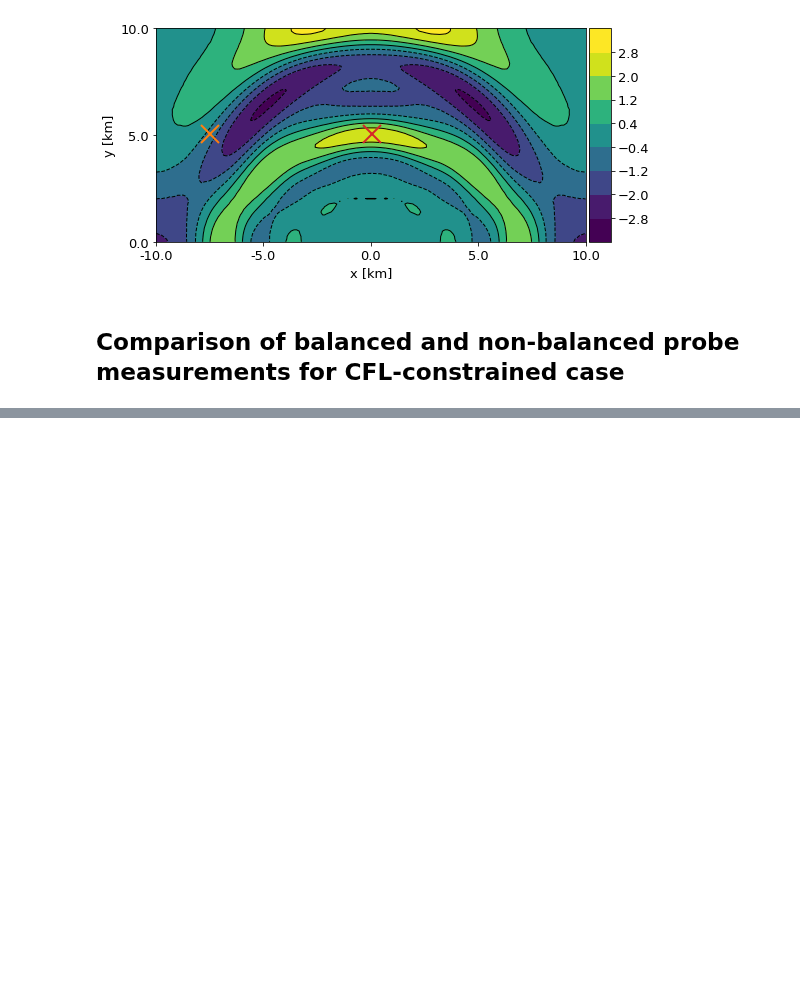
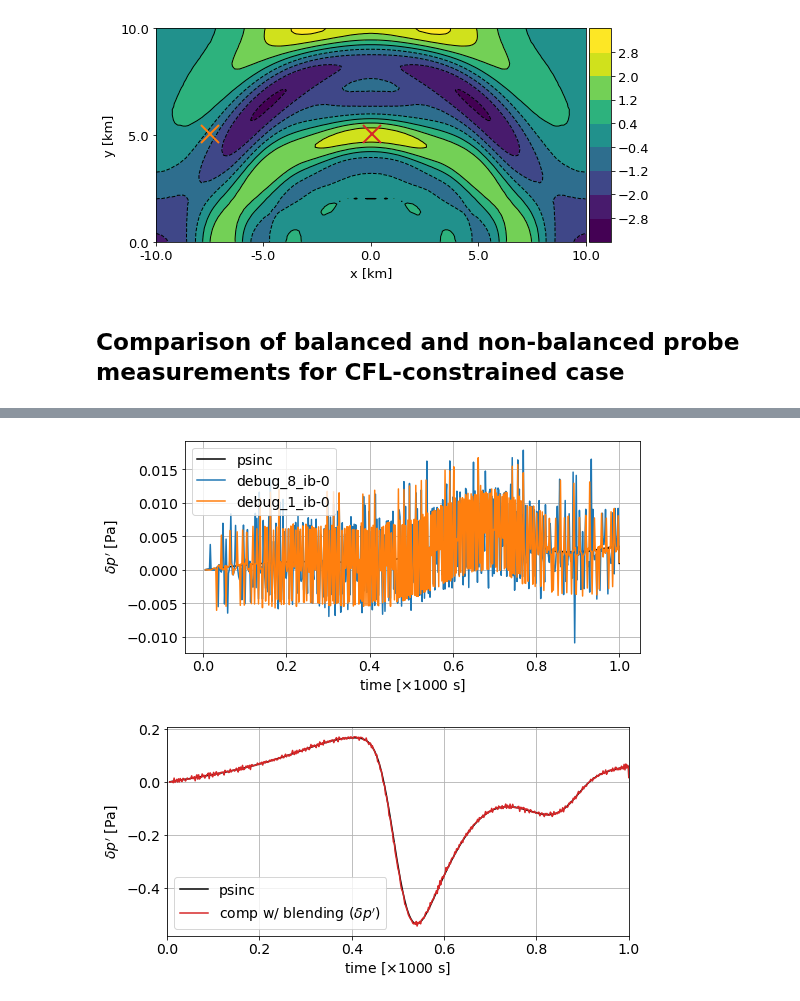
Before and after one commit to ray-chew/pyBELLA, a Jupyter notebook: visualiser_debugger/review_localdab/rising_bubble_initial_blending.ipynb, the cells around one changed output, grey strips where cells are left out. Drawn from its saved outputs; the diff is of its cells as text; code cells hidden in the pictures; blank space fills up the shorter version.

```diff
--- a/visualiser_debugger/review_localdab/rising_bubble_initial_blending.ipynb
+++ b/visualiser_debugger/review_localdab/rising_bubble_initial_blending.ipynb
@@ -423,7 +423,7 @@ for i,attribute in enumerate(attributes):
 
     fn = 'rb_slides'
 
-    ax.set_ylabel(r'$\delta p$ [Pa]')
+    ax.set_ylabel(r'$\delta p^\prime$ [Pa]')
     ax.set_xlabel(r'time [$\times 1000$ s]')
     ax.set_xlim([0.0,0.35])
     ax.grid()
@@ -465,7 +465,7 @@ for i,attribute in enumerate(attributes):
 
     fn = 'rb_slides'
 
-    ax.set_ylabel(r'$\delta p$ [Pa]')
+    ax.set_ylabel(r'$\delta p^\prime$ [Pa]')
     ax.set_xlabel(r'time [$\times 1000$ s]')
     ax.set_xlim([0.0,0.35])
     ax.grid()
@@ -528,19 +528,57 @@ CFL = True
 
 attr_labels = pt.labels_increment()
 
+def p_converter(ens,rhoY,ud, sfx):
+    dp2n = np.array([ (at_t - at_t.mean()) * ud.Msq for at_t in ens ])
+    kernel = np.ones((2,2))
+    dp2c = np.array([signal.fftconvolve(item, kernel, mode='valid') / kernel.sum() for item in dp2n])
+
+    if 'psinc' in sfx:
+        P0 = (rhoY**(ud.gamm-1.0) + dp2c)**(1.0/(ud.gamm-1.0))
+        p = P0**(ud.gamm)
+    else:
+        P0 = (rhoY**(ud.gamm-1.0) - dp2c)**(1.0/(ud.gamm-1.0))
+        p = rhoY**(ud.gamm) - P0**(ud.gamm)
+
+#     if 'psinc' in sfx:
+#         p = (rhoY**(ud.gamm-1.0) + dp2c)**(1.0/(ud.gamm-1.0))
+#         p = p**(ud.gamm)
+#     else:
+#         p = rhoY**(ud.gamm)
+
+#     p = rhoY**(ud.gamm)
+    p *= ud.p_ref
+    return p
+
 def get_ens(sfx , diff, attribute):
     ens = tc.get_ensemble(times, N, attribute, sfx, label_type=l_typ, avg=True, diff=False)
     rhoY = tc.get_ensemble(times, N, 'rhoY', sfx, label_type=l_typ, avg=True, diff=False)
+    rho = tc.get_ensemble(times, N, 'rho', sfx, label_type=l_typ, avg=True, diff=False)
     tt = tc.t_arr
     ens = ens[1:]
     rhoY = rhoY[1:]
+    rho = rho[1:]
     tt = tt[1:]
 
     ud = ic_loader(tc,sfx,False)
     p = p_converter(ens,rhoY,ud, sfx)
     probe = p[:,probe_loc[0],probe_loc[1]]
-#     probe *= p_ref * Msq
     probe = probe[1:] - probe[:-1]
+
+#     if True:
+#         Y = rhoY / rho
+#         Y = Y.mean(axis=1)[:,39]
+#         rho_avg = rho.mean(axis=1)[:,39]
+#         p = rho_avg * Y
+#         p = p**(ud.gamm)
+#         p *= ud.p_ref
+#         probe = p
+
+#     if True:
+#         p = rhoY**(ud.gamm)
+#         p *= ud.p_ref
+#         probe = p.mean(axis=1)[:,39]
+#     print(p.shape)
 
     label = sfx + '_' + attribute
     return label, probe, tt
@@ -562,7 +600,7 @@ for i,attribute in enumerate(attributes):
     sfx2 = 'comp_imbal_noib'
     if CFL : sfx2 = 'comp_imbal_noib_CFLfixed'
     if CFL : sfx2 = 'debug_CFLfixed_1_ib-0'
-    if CFL : sfx2 = 'debug_1_ib-0'
+    if CFL : sfx2 = 'debug_8_ib-0'
     attribute2 = 'p2_nodes'
     if rhoY : attribute2 = 'rhoY'
     l2_attr = np.copy(attribute2)
@@ -572,7 +610,7 @@ for i,attribute in enumerate(attributes):
     sfx3 = 'comp_imbal_half_ib-0'
     if CFL : sfx3 = 'comp_imbal_half_CFLfixed_ib-0'
     if CFL : sfx3 = 'debug_CFLfixed_4_ib-0'
-    if CFL : sfx3 = 'debug_8_ib-0'
+    if CFL : sfx3 = 'debug_1_ib-0'
     attribute3 = 'p2_nodes'
     if rhoY : attribute3 = 'rhoY'
     l3, p3, tt = get_ens(sfx3, diff, attribute3)
@@ -586,8 +624,8 @@ for i,attribute in enumerate(attributes):
         tt = tt[1:]
 
     ax.plot(tt, p1, 'k', ms=4, label=l1)
-    ax.plot(tt, p2, 'C0', label=l2)
-    ax.plot(tt, p3, 'C1', ms=6, markevery=1, label=l3)
+    ax.plot(tt, p2, 'C0', label=sfx2)
+    ax.plot(tt, p3, 'C1', ms=6, markevery=1, label=sfx3)
 
     fn = 'rb_slides'
 
@@ -605,12 +643,12 @@ for i,attribute in enumerate(attributes):
 
     pl.img.tight_layout()
 
-    fn = 'rb_cfl_%i_%i' %(probe_loc[0],probe_loc[1])
-    pl.save_fig('./output/%s' %fn)
+#     fn = 'rb_cfl_%i_%i' %(probe_loc[0],probe_loc[1])
+#     pl.save_fig('./output/%s' %fn)
 
-    print("probe_loc = (%i, %i)" %(probe_loc[0],probe_loc[1]))
-    print("w/o blending - psinc: %.6f" %(la.norm(p2-p1)))
-    print("blending - psinc: %.6f" %(la.norm(p3[1:]-p1[1:])))
+#     print("probe_loc = (%i, %i)" %(probe_loc[0],probe_loc[1]))
+#     print("w/o blending - psinc: %.6f" %(la.norm(p2-p1)))
+#     print("blending - psinc: %.6f" %(la.norm(p3[1:]-p1[1:])))
 
     print(l3a)
 
@@ -628,14 +666,16 @@ for i,attribute in enumerate(attributes):
     ax = pl.get_ax(i)
 
     ax.plot(tt, p1, 'k', ms=4, label=l1)
-    ax.plot(tt, p2, 'C0', label=sfx2)
-    ax.plot(tt, p3, 'C3', ms=6, markevery=1, label=sfx3)
+#     ax.plot(tt, p2, 'C0', label=sfx2)
+    exta = ' $(\delta p^\prime)$'
+#     extb = ' $(\delta p)$'
+    ax.plot(tt, p3, 'C3', ms=6, markevery=1, label=l3 + exta)
 
     fn = 'rb_slides'
 
     ax.set_ylabel(r'$\delta p^\prime$ [Pa]')
     ax.set_xlabel(r'time [$\times 1000$ s]')
-#     ax.set_xlim([0.0,0.35])
+    ax.set_xlim([0.0,1.0])
     ax.grid()
     ax.legend()
 
@@ -651,7 +691,7 @@ for i,attribute in enumerate(attributes):
 
     pl.img.tight_layout()
 
-    fn = 'rb_cfl_%i_%i' %(probe_loc[0],probe_loc[1])
+    fn = 'rb_deltapp'
     pl.save_fig('./output/%s' %fn)
 
 #     print("probe_loc = (%i, %i)" %(probe_loc[0],probe_loc[1]))
@@ -659,4 +699,8 @@ for i,attribute in enumerate(attributes):
 #     print("%s - psinc: %.6f" %(sfx3, la.norm(p3[1:]-p1[1:])/la.norm(p1[1:])))
 
     print(l3b)
+
+        ########################################
+    #
+    ########################################
 # %% [output]
@@ -663,0 +712,2 @@ TypeError: p_converter() takes 3 positional arguments but 4 were given
+[figure, added]
+[figure, added]
```
Also changed, not shown: parts of 3 cells of this notebook, 1 other file.
